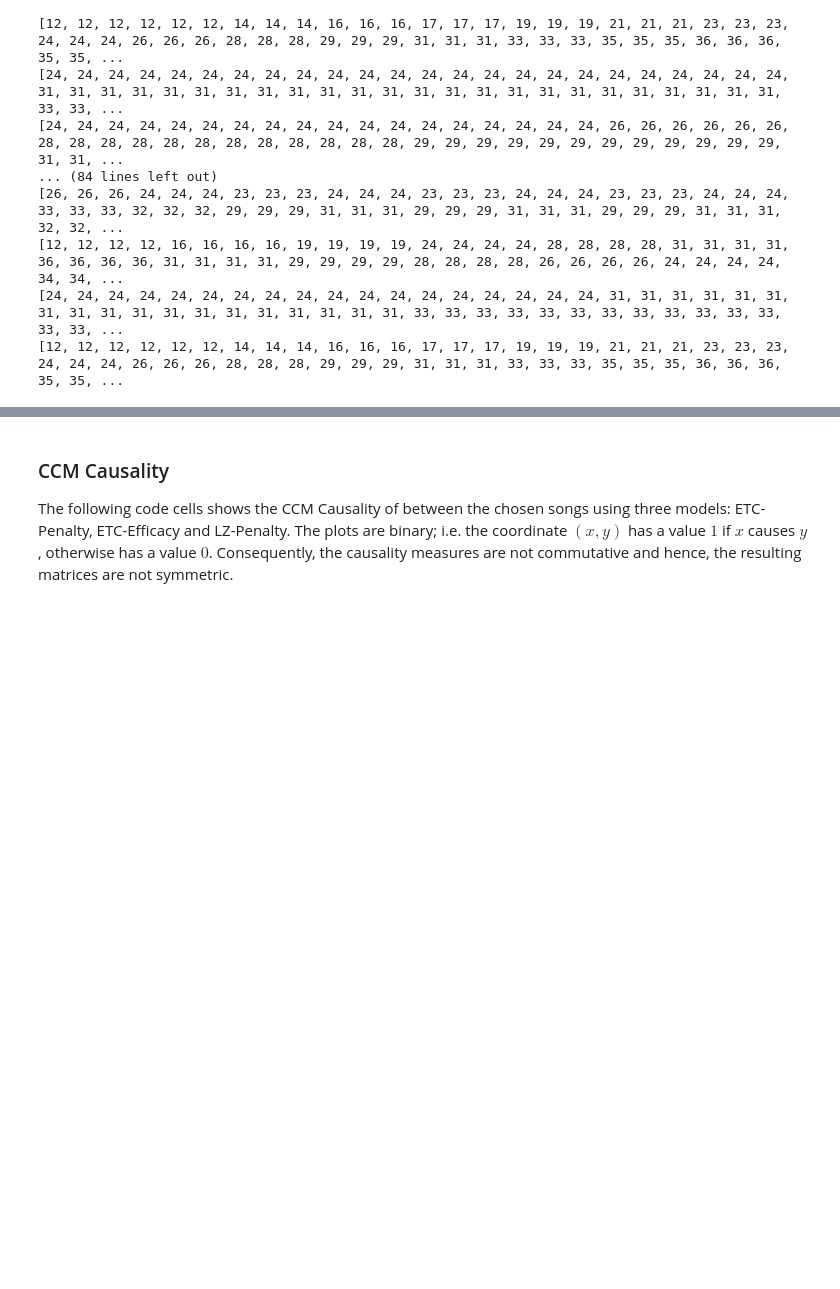
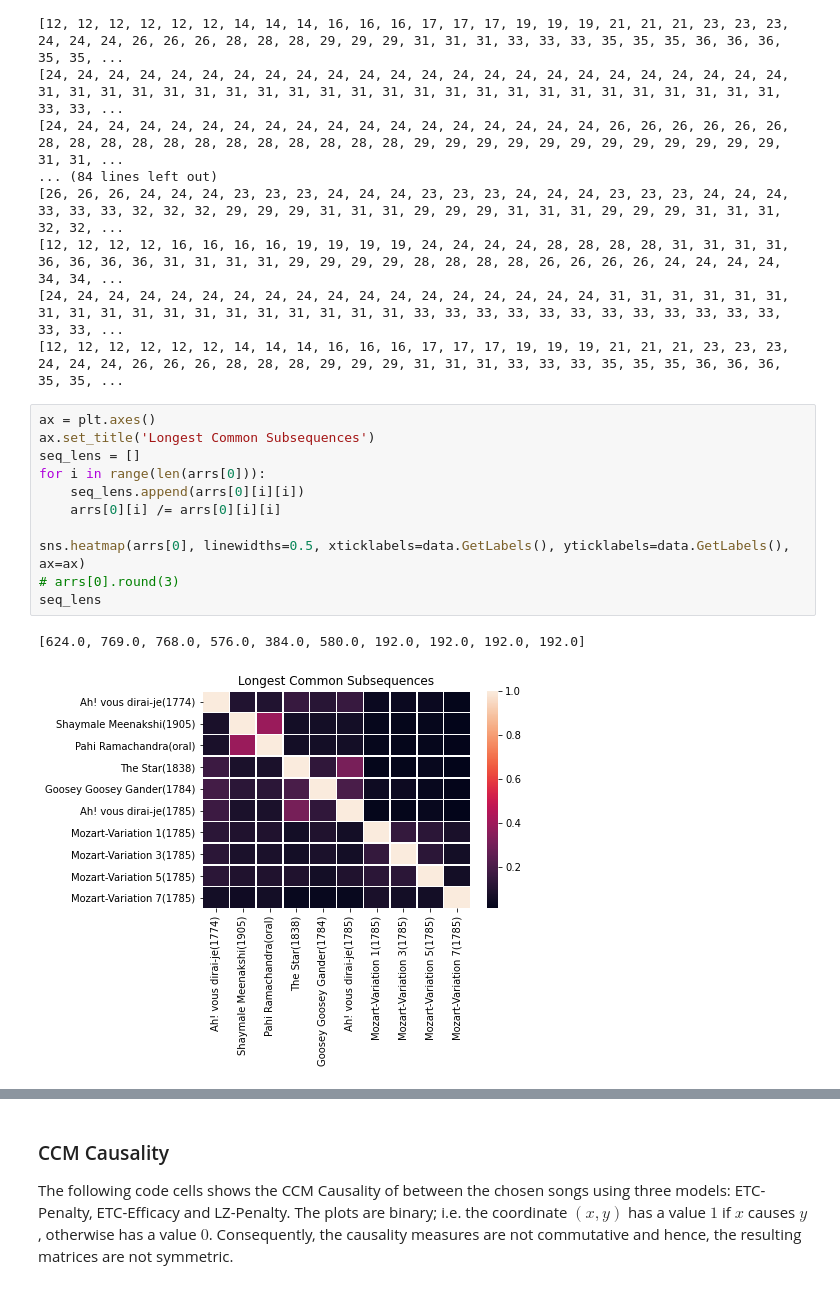
Before and after one commit to thekoc11/notation-metrics, a Jupyter notebook: scratch.ipynb, the cells around one changed output, grey strips where cells are left out. Cells and saved outputs as stored; diff of their text form; blank space fills up the shorter version.

```diff
--- a/scratch.ipynb
+++ b/scratch.ipynb
@@ -182,6 +185,20 @@ arrs = create_matrix_melody_distances(data.GetAll())
 [12, 12, 12, 12, 16, 16, 16, 16, 19, 19, 19, 19, 24, 24, 24, 24, 28, 28, 28, 28, 31, 31, 31, 31, 36, 36, 36, 36, 31, 31, 31, 31, 29, 29, 29, 29, 28, 28, 28, 28, 26, 26, 26, 26, 24, 24, 24, 24, 34, 34, ...
 [24, 24, 24, 24, 24, 24, 24, 24, 24, 24, 24, 24, 24, 24, 24, 24, 24, 24, 31, 31, 31, 31, 31, 31, 31, 31, 31, 31, 31, 31, 31, 31, 31, 31, 31, 31, 33, 33, 33, 33, 33, 33, 33, 33, 33, 33, 33, 33, 33, 33, ...
 [12, 12, 12, 12, 12, 12, 14, 14, 14, 16, 16, 16, 17, 17, 17, 19, 19, 19, 21, 21, 21, 23, 23, 23, 24, 24, 24, 26, 26, 26, 28, 28, 28, 29, 29, 29, 31, 31, 31, 33, 33, 33, 35, 35, 35, 36, 36, 36, 35, 35, ...
+# %%
+ax = plt.axes()
+ax.set_title('Longest Common Subsequences')
+seq_lens = []
+for i in range(len(arrs[0])):
+    seq_lens.append(arrs[0][i][i])
+    arrs[0][i] /= arrs[0][i][i]
+
+sns.heatmap(arrs[0], linewidths=0.5, xticklabels=data.GetLabels(), yticklabels=data.GetLabels(), ax=ax)
+# arrs[0].round(3)
+seq_lens
+# %% [output]
+[624.0, 769.0, 768.0, 576.0, 384.0, 580.0, 192.0, 192.0, 192.0, 192.0]
+[figure, added]
 # %%
 ax = plt.axes()
 ax.set_title('Edit Distances')
```
Also changed, not shown: parts of 4 cells of this notebook, 2 other files.
